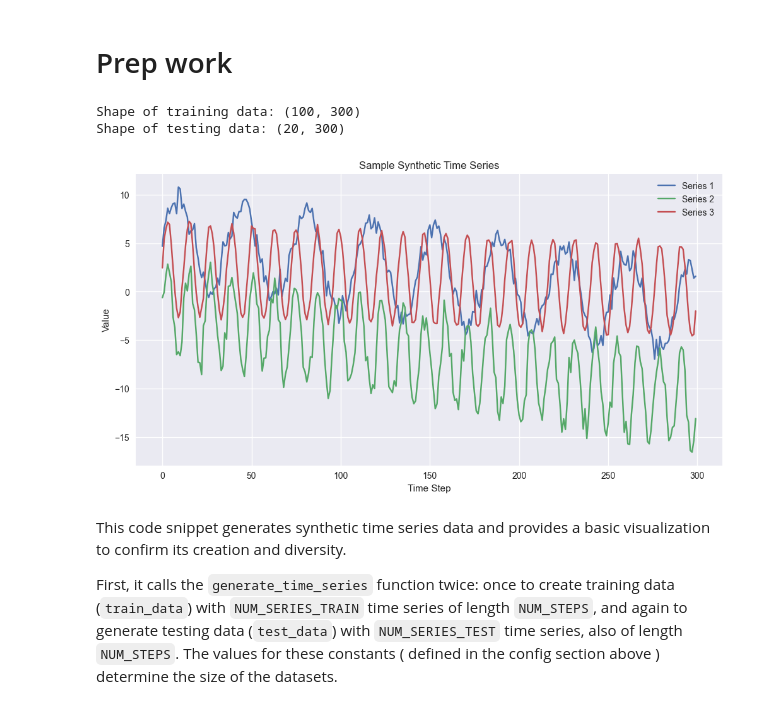
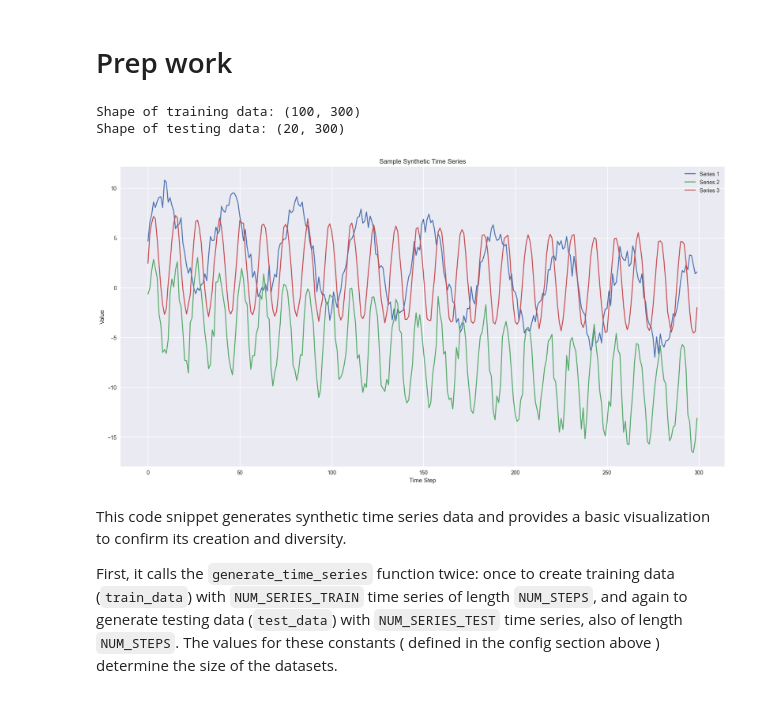
Before and after one commit to tng-konrad/time-series-lab, a Jupyter notebook: mls-ensembles.ipynb, the cells around one changed output. Drawn from its saved outputs; the diff is of its cells as text; code cells hidden in the pictures.

```diff
--- a/mls-ensembles.ipynb
+++ b/mls-ensembles.ipynb
@@ -713,26 +713,26 @@ The `predict` method takes L2 predictions (`x`) as input and returns the ensembl
 # %%
 
 # Generate the data
 train_data = generate_time_series(NUM_SERIES_TRAIN, NUM_STEPS)
 test_data = generate_time_series(NUM_SERIES_TEST, NUM_STEPS)
 
 print(f"Shape of training data: {train_data.shape}")
 print(f"Shape of testing data: {test_data.shape}")
 
 # Visualize a few time series to see the diversity
-plt.figure(figsize=(12, 6))
+plt.figure(figsize=(CFG.img_dim1, CFG.img_dim2))
 plt.title("Sample Synthetic Time Series")
 for i in range(3):
     plt.plot(train_data[i, :], label=f'Series {i+1}')
 plt.xlabel("Time Step")
 plt.ylabel("Value")
 plt.legend()
 plt.grid(True)
 plt.show()
 # %% [output]
 Shape of training data: (100, 300)
 Shape of testing data: (20, 300)
-[figure, old version]
+[figure, new version]
 # %% [markdown]
 This code snippet generates synthetic time series data and provides a basic visualization to confirm its creation and diversity.
 
```
Also changed, not shown: parts of 20 cells of this notebook, 1 other file.
